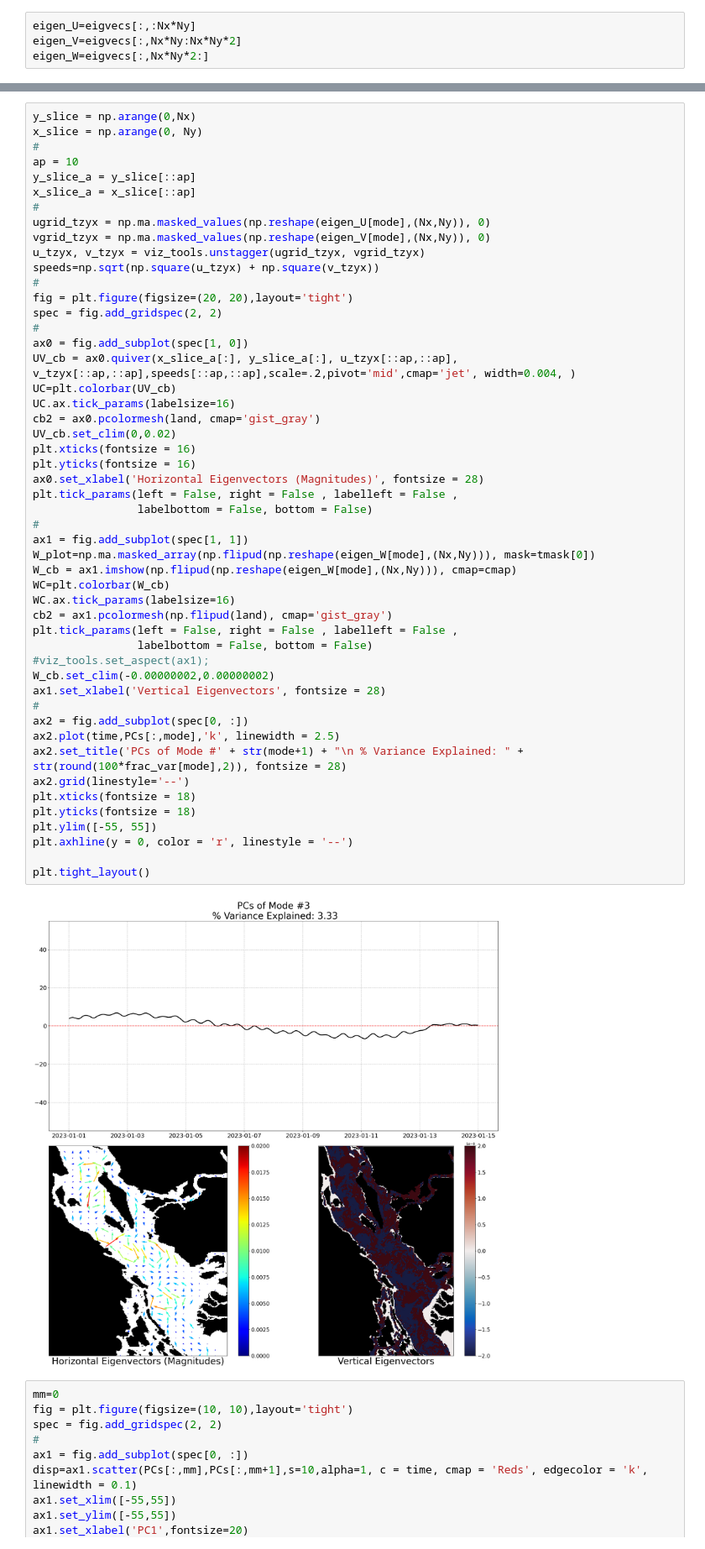
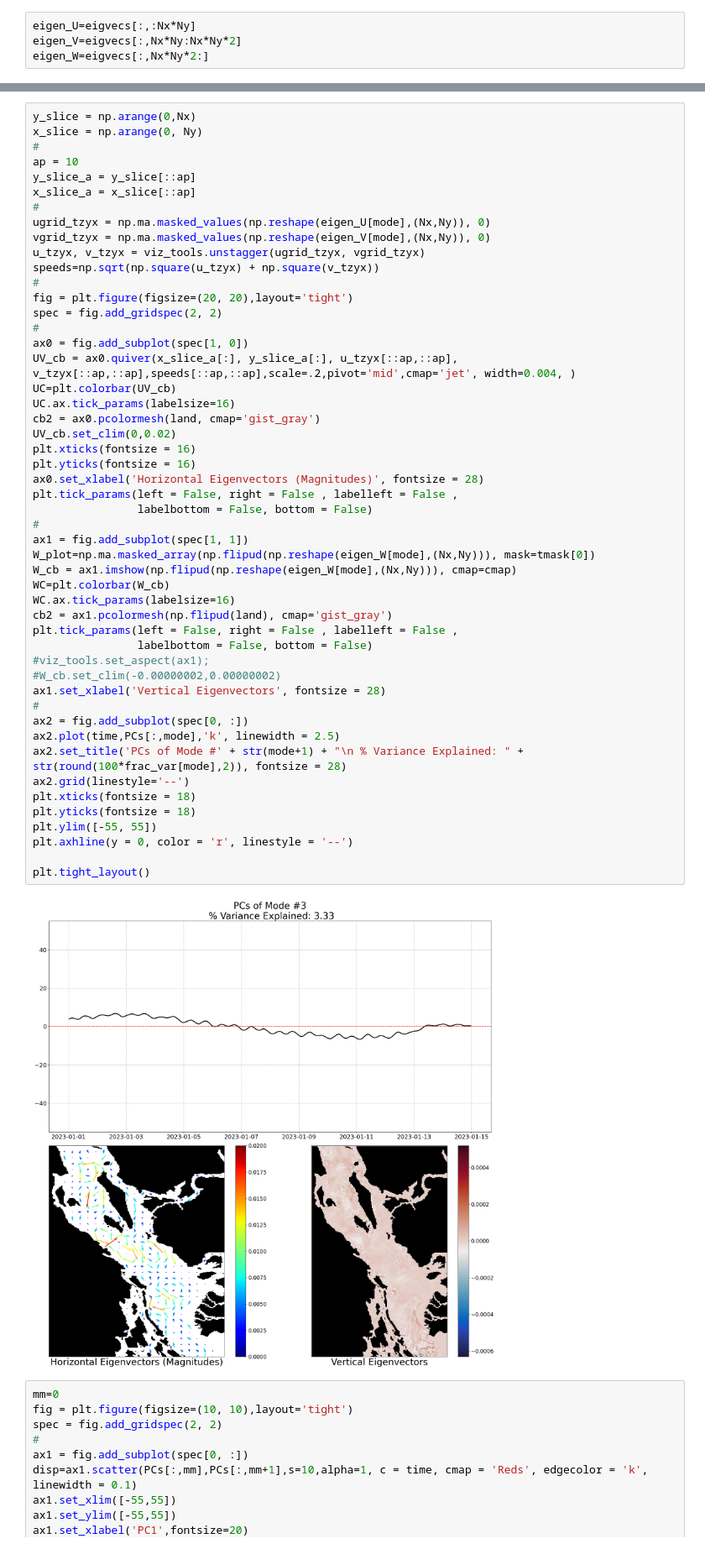
Before and after one commit to SalishSeaCast/analysis-vicente, a Jupyter notebook: notebooks/eosc_510/Velocity_analysis.ipynb, the cells around one changed output, grey strips where cells are left out. Shown at 84% size. Saved outputs shown, nothing was run; the diff lists cells and outputs as text.

```diff
--- a/notebooks/eosc_510/Velocity_analysis.ipynb
+++ b/notebooks/eosc_510/Velocity_analysis.ipynb
@@ -171,35 +171,35 @@ UC.ax.tick_params(labelsize=16)
 cb2 = ax0.pcolormesh(land, cmap='gist_gray')
 UV_cb.set_clim(0,0.02)
 plt.xticks(fontsize = 16)
 plt.yticks(fontsize = 16)
 ax0.set_xlabel('Horizontal Eigenvectors (Magnitudes)', fontsize = 28)
 plt.tick_params(left = False, right = False , labelleft = False ,
                 labelbottom = False, bottom = False)
 #
 ax1 = fig.add_subplot(spec[1, 1])
 W_plot=np.ma.masked_array(np.flipud(np.reshape(eigen_W[mode],(Nx,Ny))), mask=tmask[0])
 W_cb = ax1.imshow(np.flipud(np.reshape(eigen_W[mode],(Nx,Ny))), cmap=cmap)
 WC=plt.colorbar(W_cb)
 WC.ax.tick_params(labelsize=16)
 cb2 = ax1.pcolormesh(np.flipud(land), cmap='gist_gray')
 plt.tick_params(left = False, right = False , labelleft = False ,
                 labelbottom = False, bottom = False)
 #viz_tools.set_aspect(ax1);
-W_cb.set_clim(-0.00000002,0.00000002)
+#W_cb.set_clim(-0.00000002,0.00000002)
 ax1.set_xlabel('Vertical Eigenvectors', fontsize = 28)
 #
 ax2 = fig.add_subplot(spec[0, :])
 ax2.plot(time,PCs[:,mode],'k', linewidth = 2.5)
 ax2.set_title('PCs of Mode #' + str(mode+1) + "\n % Variance Explained: " + str(round(100*frac_var[mode],2)), fontsize = 28)
 ax2.grid(linestyle='--')
 plt.xticks(fontsize = 18)
 plt.yticks(fontsize = 18)
 plt.ylim([-55, 55])
 plt.axhline(y = 0, color = 'r', linestyle = '--')
 
 plt.tight_layout()
 # %% [output]
-[figure, old version]
+[figure, new version]
 # %%
 mm=0
 fig = plt.figure(figsize=(10, 10),layout='tight')
```
Also changed, not shown: 4 other files.
